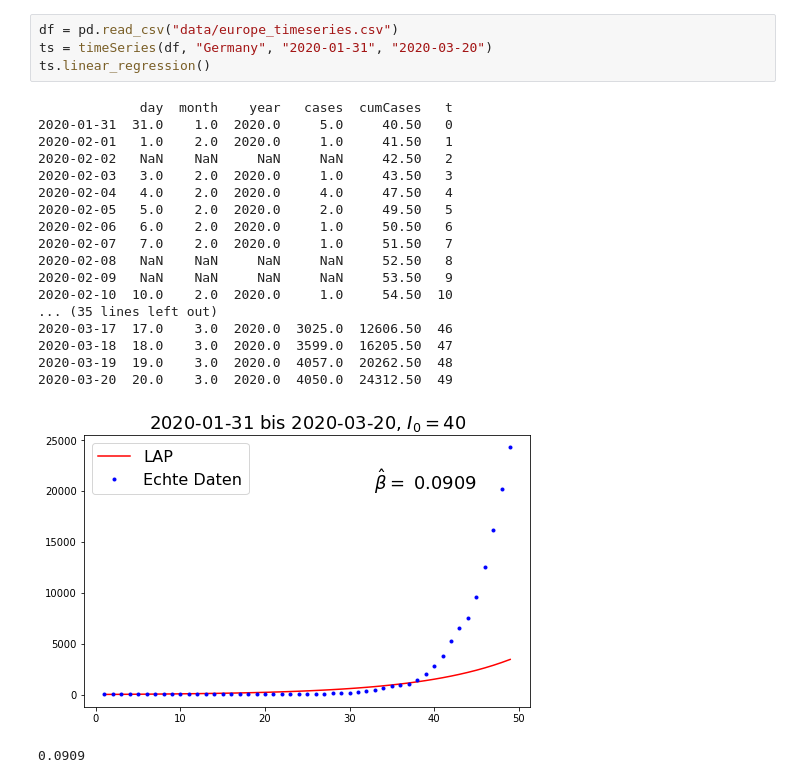
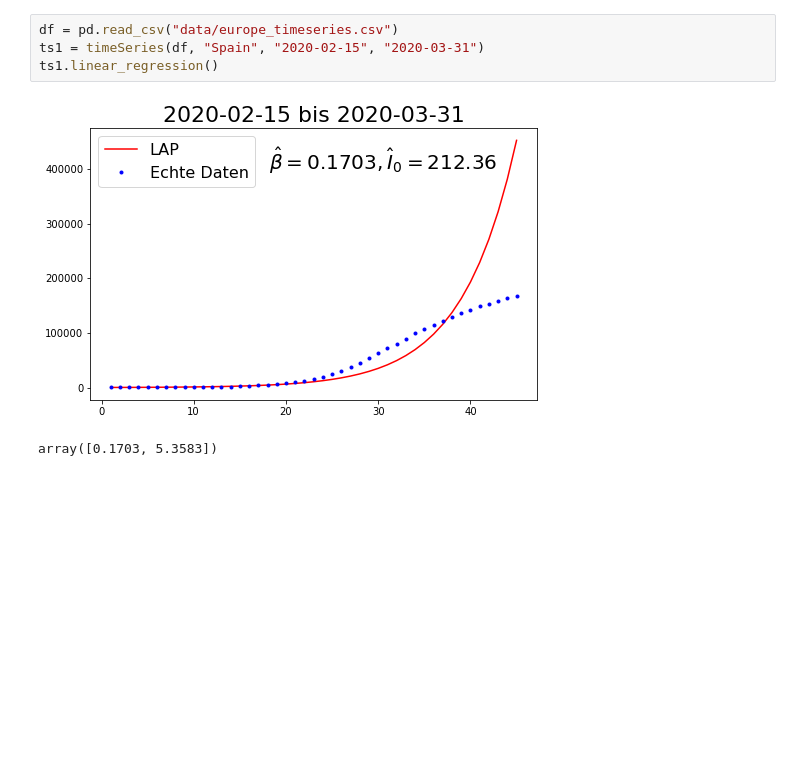
Before and after one commit to TiborCornelli/SIRmodel, a Jupyter notebook: exploration.ipynb, the cells around one changed output. Saved outputs shown, nothing was run; the diff lists cells and outputs as text; blank space fills up the shorter version.

```diff
--- a/exploration.ipynb
+++ b/exploration.ipynb
@@ -129,25 +159,8 @@ class timeSeries():
         return beta_star
 # %%
 df = pd.read_csv("data/europe_timeseries.csv")
-ts = timeSeries(df, "Germany", "2020-01-31", "2020-03-20")
-ts.linear_regression()
+ts1 = timeSeries(df, "Spain", "2020-02-15", "2020-03-31")
+ts1.linear_regression()
 # %% [output]
+[figure, new version]
-             day  month    year   cases  cumCases   t
-2020-01-31  31.0    1.0  2020.0     5.0     40.50   0
-2020-02-01   1.0    2.0  2020.0     1.0     41.50   1
-2020-02-02   NaN    NaN     NaN     NaN     42.50   2
-2020-02-03   3.0    2.0  2020.0     1.0     43.50   3
-2020-02-04   4.0    2.0  2020.0     4.0     47.50   4
-2020-02-05   5.0    2.0  2020.0     2.0     49.50   5
-2020-02-06   6.0    2.0  2020.0     1.0     50.50   6
-2020-02-07   7.0    2.0  2020.0     1.0     51.50   7
-2020-02-08   NaN    NaN     NaN     NaN     52.50   8
-2020-02-09   NaN    NaN     NaN     NaN     53.50   9
-2020-02-10  10.0    2.0  2020.0     1.0     54.50  10
-... (35 lines left out)
-2020-03-17  17.0    3.0  2020.0  3025.0  12606.50  46
-2020-03-18  18.0    3.0  2020.0  3599.0  16205.50  47
-2020-03-19  19.0    3.0  2020.0  4057.0  20262.50  48
-2020-03-20  20.0    3.0  2020.0  4050.0  24312.50  49
+array([0.1703, 5.3583])
-[figure, old version]
-0.0909
```
Also changed, not shown: parts of 5 cells of this notebook, 2 other files.
